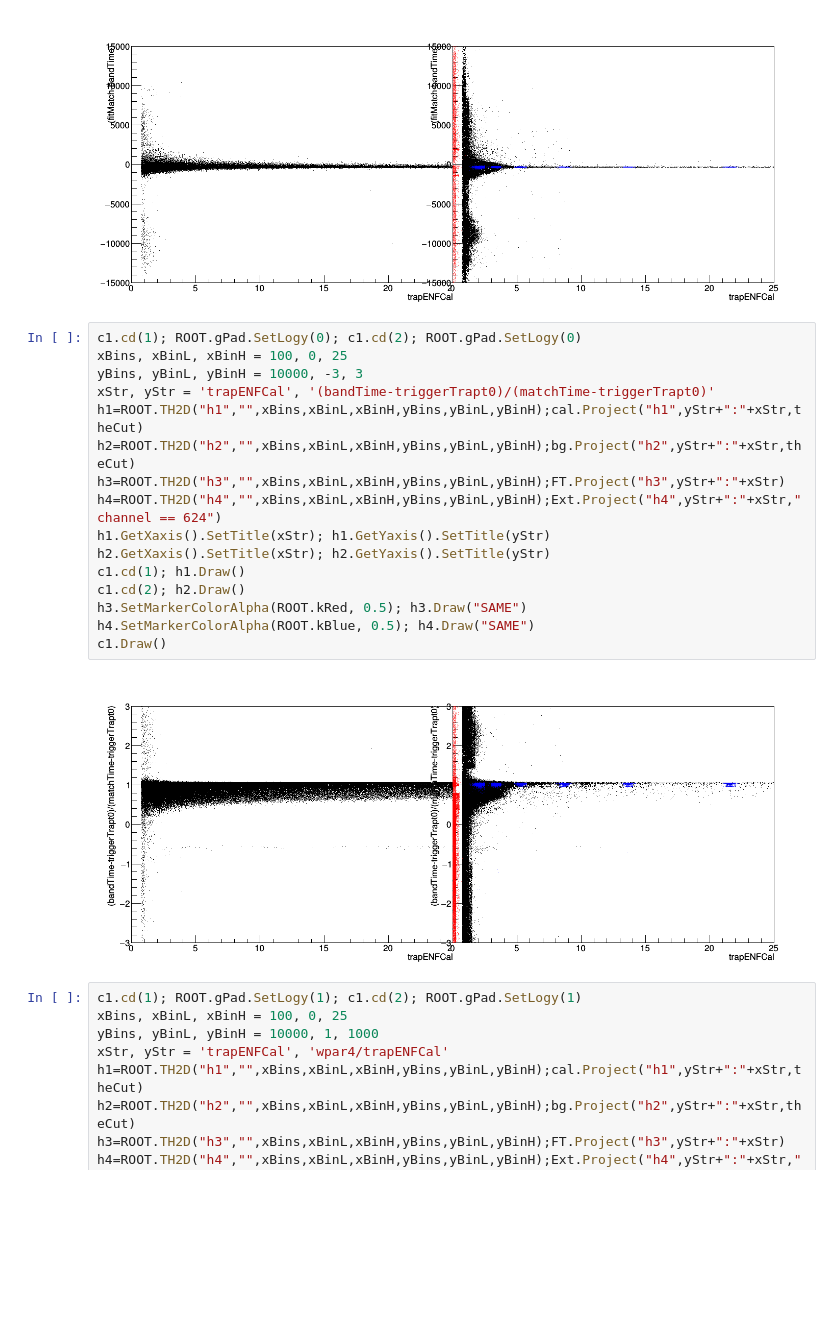
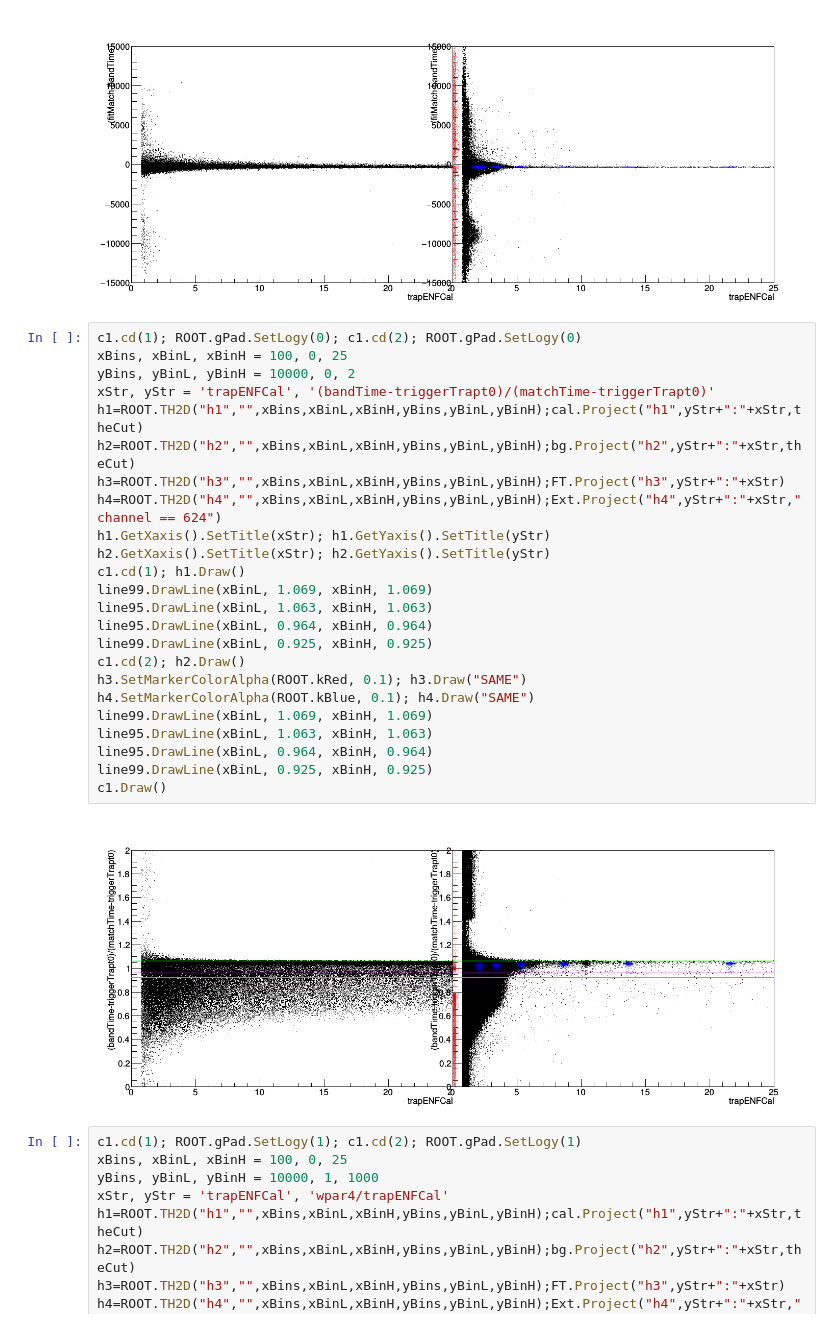
Before and after one commit to bxyzhu/IPython, a Jupyter notebook: latPlots_ds0.ipynb, the cells around one changed output. Cells and saved outputs as stored; diff of their text form; blank space fills up the shorter version.

```diff
--- a/latPlots_ds0.ipynb
+++ b/latPlots_ds0.ipynb
@@ -282,21 +283,29 @@ c1.Draw()
 # %%
 c1.cd(1); ROOT.gPad.SetLogy(0); c1.cd(2); ROOT.gPad.SetLogy(0)
 xBins, xBinL, xBinH = 100, 0, 25
-yBins, yBinL, yBinH = 10000, -3, 3
+yBins, yBinL, yBinH = 10000, 0, 2
 xStr, yStr = 'trapENFCal', '(bandTime-triggerTrapt0)/(matchTime-triggerTrapt0)'
 h1=ROOT.TH2D("h1","",xBins,xBinL,xBinH,yBins,yBinL,yBinH);cal.Project("h1",yStr+":"+xStr,theCut)
 h2=ROOT.TH2D("h2","",xBins,xBinL,xBinH,yBins,yBinL,yBinH);bg.Project("h2",yStr+":"+xStr,theCut)
 h3=ROOT.TH2D("h3","",xBins,xBinL,xBinH,yBins,yBinL,yBinH);FT.Project("h3",yStr+":"+xStr)
 h4=ROOT.TH2D("h4","",xBins,xBinL,xBinH,yBins,yBinL,yBinH);Ext.Project("h4",yStr+":"+xStr,"channel == 624")
 h1.GetXaxis().SetTitle(xStr); h1.GetYaxis().SetTitle(yStr)
 h2.GetXaxis().SetTitle(xStr); h2.GetYaxis().SetTitle(yStr)
 c1.cd(1); h1.Draw()
+line99.DrawLine(xBinL, 1.069, xBinH, 1.069)
+line95.DrawLine(xBinL, 1.063, xBinH, 1.063)
+line95.DrawLine(xBinL, 0.964, xBinH, 0.964)
+line99.DrawLine(xBinL, 0.925, xBinH, 0.925)
 c1.cd(2); h2.Draw()
-h3.SetMarkerColorAlpha(ROOT.kRed, 0.5); h3.Draw("SAME")
-h4.SetMarkerColorAlpha(ROOT.kBlue, 0.5); h4.Draw("SAME")
+h3.SetMarkerColorAlpha(ROOT.kRed, 0.1); h3.Draw("SAME")
+h4.SetMarkerColorAlpha(ROOT.kBlue, 0.1); h4.Draw("SAME")
+line99.DrawLine(xBinL, 1.069, xBinH, 1.069)
+line95.DrawLine(xBinL, 1.063, xBinH, 1.063)
+line95.DrawLine(xBinL, 0.964, xBinH, 0.964)
+line99.DrawLine(xBinL, 0.925, xBinH, 0.925)
 c1.Draw()
 # %% [output]
-[figure, old version]
+[figure, new version]
 # %%
 c1.cd(1); ROOT.gPad.SetLogy(1); c1.cd(2); ROOT.gPad.SetLogy(1)
 xBins, xBinL, xBinH = 100, 0, 25
```
Also changed, not shown: parts of 3 cells of this notebook, 1 other file.
